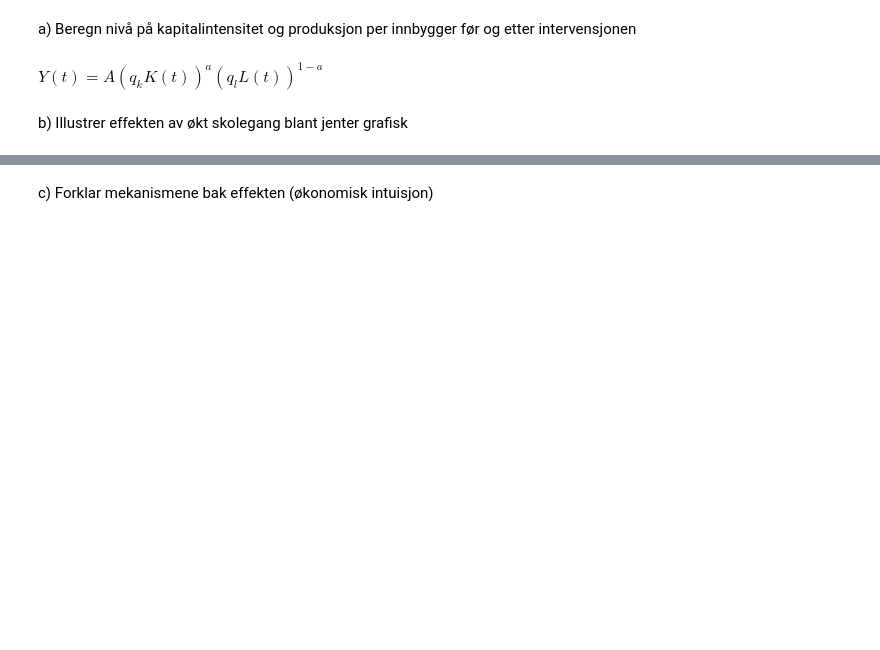
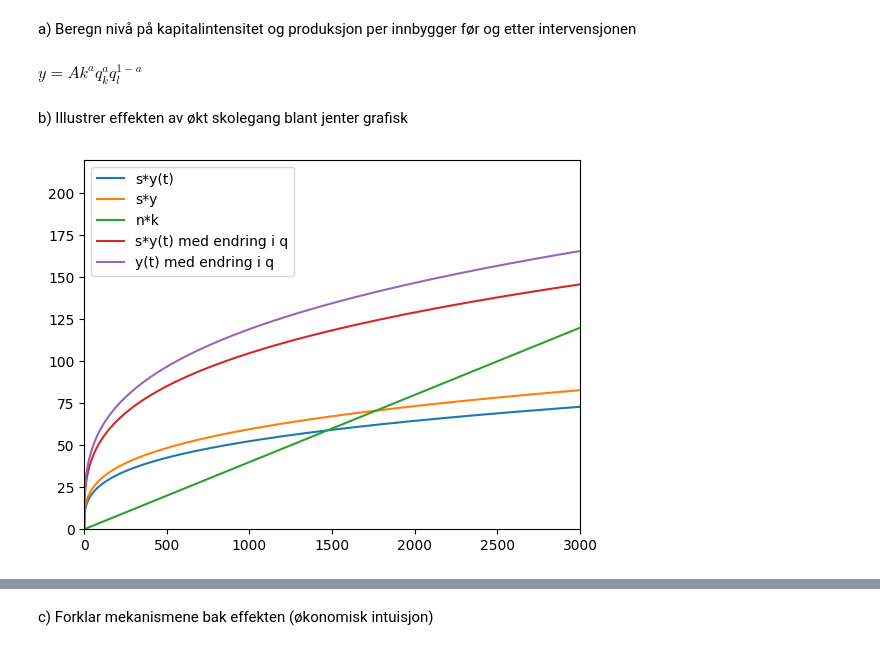
Before and after one commit to DanielFabioG/SOK-2011, a Jupyter notebook: Seminar2.ipynb, the cells around one changed output, grey strips where cells are left out. Drawn from its saved outputs; the diff is of its cells as text; code cells hidden in the pictures; blank space fills up the shorter version.

```diff
--- a/Seminar2.ipynb
+++ b/Seminar2.ipynb
@@ -30,20 +13,20 @@ a, s, n, A, q_k, q_l,t = sp.symbols('a s n A q_k q_l t', real=True, positive=Tru
 # %% [markdown]
 a) Beregn nivå på kapitalintensitet og produksjon per innbygger før og etter intervensjonen
 # %%
+# Importer biblioteker
+import sympy as sp
+import numpy as np
+import matplotlib.pyplot as plt
+
+# Definer symboler
+K, L, A, a, y, Y, q_k, q_l,k = sp.symbols('K L A a y Y q_k q_l k')
+
 # Beregner nivå på kapitalintensitet (y i steady state) og produksjon per innbygger (k i steady state)
-
-
-# Define K and L as functions of t
-K = sp.Function('K', real=True, positive=True)(t)
-L = sp.Function('L', real=True, positive=True)(t)
-
-# Define Y as a function of t
-Y = sp.Function('Y', real=True, positive=True)(t)
-
 # $ Y(t) = A (q_kK(t))^{\alpha} (q_l L(t))^{1-\alpha}$
 func = sp.Eq(Y, A*(q_k*K)**(a)*(q_l*L)**(1-a))
 
+# y(t) = Y(t)/L(t)
+func= sp.Eq(y, A*q_k**a*q_l**(1-a)*(k)**a)
 func
-# Finne lille y, produksjon per innbygger, Y(t)/L(T)
 # %% [output]
-$\displaystyle Y{\left(t \right)} = A \left(q_{k} K{\left(t \right)}\right)^{a} \left(q_{l} L{\left(t \right)}\right)^{1 - a}$
+$\displaystyle y = A k^{a} q_{k}^{a} q_{l}^{1 - a}$
@@ -57,2 +33,45 @@ def y_func(y,s,t):
+# %%
+# Definerer tallverdiene
+a = 0.3
+s = 0.1
+n = 0.04
+A = 66
+q_k = 1
+q_l = 1
+ql2 = 1.2
+# aids
+def lile(s,A,k,a,q_k,q_l):
+    return s*A*q_k**a*q_l**(1-a)*(k)**a
+
+def lile_2(s,A,k,a,q_k,q_l):
+    return s*A*q_k**a*(q_l*ql2)**(1-a)*(k)**a
+
+def lile_3(n,k):
+    return n*k
+
+def lile_4(A,k,a,q_k,q_l):
+    return A*q_k**a*(q_l)**(1-a)*(k)**a
 # %% [markdown]
 b) Illustrer effekten av økt skolegang blant jenter grafisk
+# %%
+
+# Definerer en t-verdi
+x = np.linspace(0, 3000, 1000)
+
+# Create empty figure and axes
+fig, ax = plt.subplots()
+
+# Plotting code goes here
+ax.plot(x, lile(s,A,x,a,q_k,q_l), label='s*y(t)')
+ax.plot(x, lile_2(s,A,x,a,q_k,q_l), label='s*y')
+ax.plot(x, lile_3(n,x), label='n*k')
+ax.plot(x, lile_4(s,A,x,a,q_k,q_l), label='s*y(t) med endring i q')
+ax.plot(x, lile_4(s,A,x,a,q_k,q_l*ql2), label='y(t) med endring i q')
+ax.legend()
+#limit on x
+ax.set_xlim(0, 3000)
+ax.set_ylim(0, 220)
+# Show the plot
+plt.show()
+# %% [output]
+[figure, added]
```
Also changed, not shown: parts of 4 cells of this notebook.
